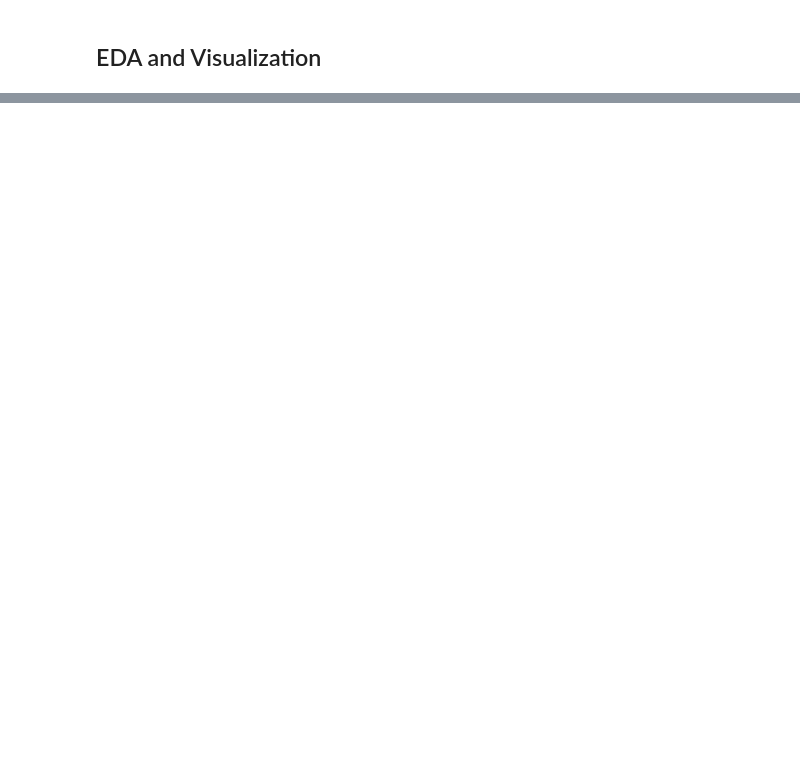
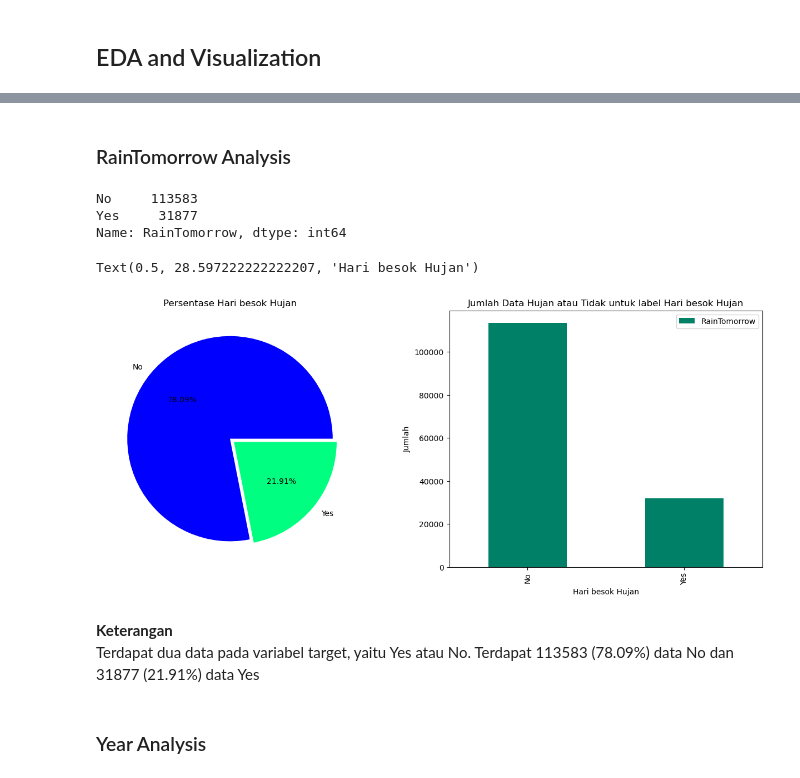
Before and after one commit to qarisp/H8_PYTN-KS08-019, a Jupyter notebook: FinalProject/FinalProject2/Notebook/PYTN_KampusMerdeka_fp2_Qaris Ardian Pratama.ipynb, the cells around one changed output, grey strips where cells are left out. Drawn from its saved outputs; the diff is of its cells as text; code cells hidden in the pictures; blank space fills up the shorter version.

```diff
--- a/FinalProject/FinalProject2/Notebook/PYTN_KampusMerdeka_fp2_Qaris Ardian Pratama.ipynb
+++ b/FinalProject/FinalProject2/Notebook/PYTN_KampusMerdeka_fp2_Qaris Ardian Pratama.ipynb
@@ -264,0 +269,3 @@ Missing value sudah berhasil di-handle
+# %%
+df_clean['Year'] = df_clean['Date'].dt.year
+df_clean.head()
@@ -264,0 +279,4 @@ Missing value sudah berhasil di-handle
+# %%
+df_clean['Month'] = df_clean['Date'].dt.month
+df_clean['Day'] = df_clean['Date'].dt.day
+df_clean.head()
@@ -264,0 +294,3 @@ Missing value sudah berhasil di-handle
+# %%
+df_clean.drop('Date', axis=1, inplace = True)
+df_clean.head()
@@ -330,0 +342,49 @@ plt.show()
+# %% [markdown]
+### RainTomorrow Analysis
+# %%
+df_clean['RainTomorrow'].value_counts()
+# %% [output]
+No     113583
+Yes     31877
+Name: RainTomorrow, dtype: int64
+# %%
+fig, ax = plt.subplots(1,2,figsize=(16,6))
+
+# persentase "Hari besok Hujan"
+df_clean['RainTomorrow'].value_counts().plot(
+    kind='pie',
+    autopct='%.2f%%',
+    explode=[0,0.05],
+    cmap='winter',
+    shadow=False,
+    ax=ax[0]
+)
+ax[0].set_title('Persentase Hari besok Hujan')
+ax[0].set_ylabel('')
+
+# Barchart besaran setiap nilai pada kelas target
+df_clean.groupby('RainTomorrow').agg({'RainTomorrow':'count'}).plot(
+    kind='bar',
+    ax=ax[1],
+    cmap='summer'
+)
+
+# Save Plot
+plt.savefig("rainfall_tomorrow.png",
+            bbox_inches ="tight",
+            pad_inches = 1,
+            transparent = True,
+            orientation ='landscape')
+
+ax[1].set_title('Jumlah Data Hujan atau Tidak untuk label Hari besok Hujan')
+ax[1].set_ylabel('Jumlah')
+ax[1].set_xlabel('Hari besok Hujan')
+# %% [output]
+Text(0.5, 28.597222222222207, 'Hari besok Hujan')
+[figure, added]
+# %% [markdown]
+**Keterangan**
+<br>
+Terdapat dua data pada variabel target, yaitu Yes atau No. Terdapat 113583 (78.09%) data No dan 31877 (21.91%) data Yes
+# %% [markdown]
+### Year Analysis
```
Also changed, not shown: parts of 22 cells of this notebook, 2 other files.
